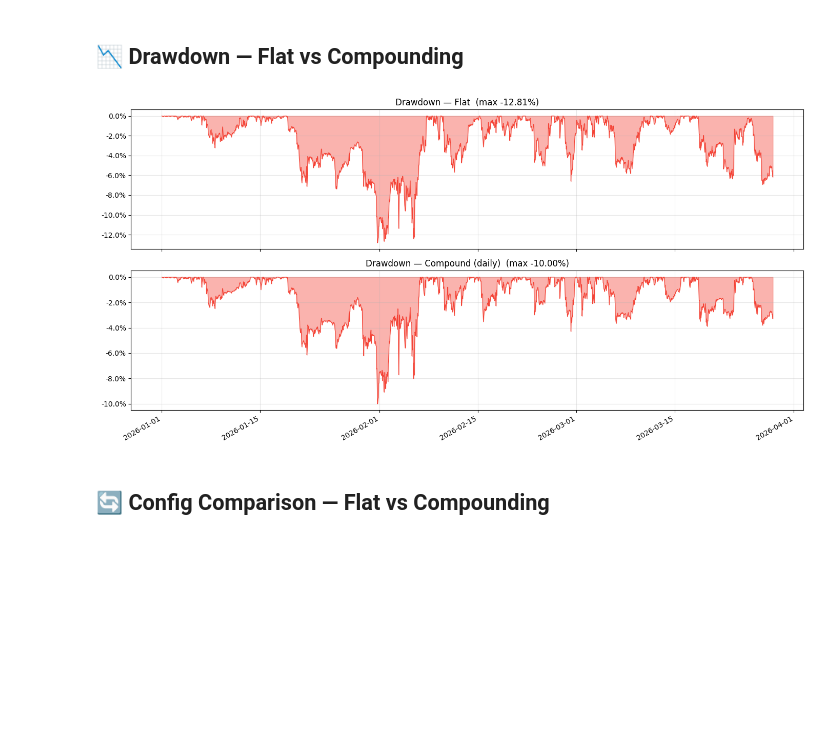
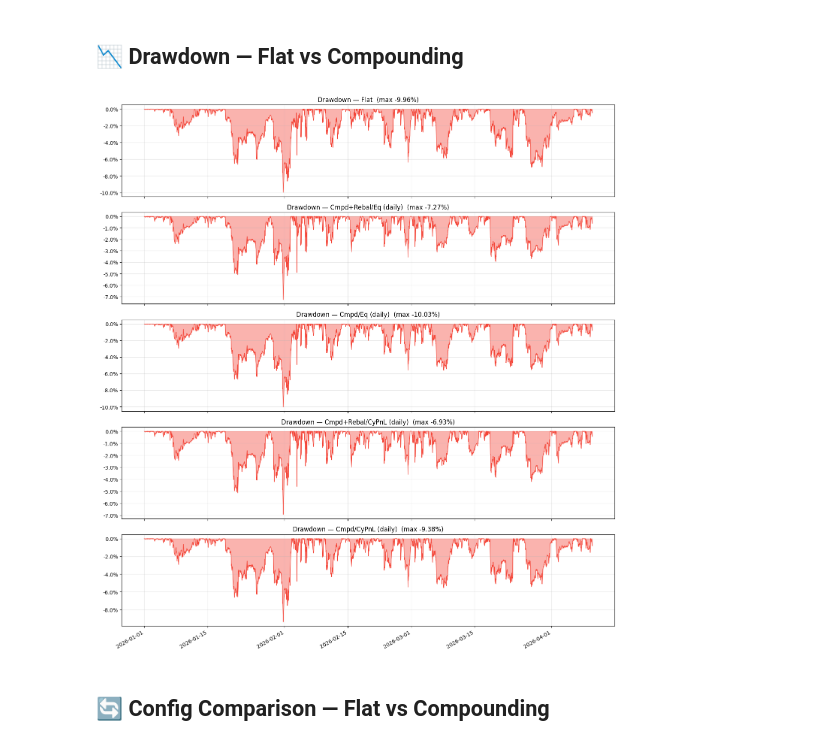
Before and after one commit to gargrahul2008/trading_bot, a Jupyter notebook: backtest/backtest.ipynb, the cells around one changed output. Cells and saved outputs as stored; diff of their text form; code cells hidden in the pictures; blank space fills up the shorter version.

```diff
--- a/backtest/backtest.ipynb
+++ b/backtest/backtest.ipynb
@@ -461,15 +588,18 @@ plt.tight_layout(); plt.show()
 # %% [markdown]
 ## 📈 Cumulative PnL — Flat vs Compounding
 # %%
-cum_flat = df_m_flat['realized_pnl'].cumsum().values
-cum_comp = df_m_comp['realized_pnl'].cumsum().values
-months   = df_m_flat['month'].values
+months = mode_monthly[ALL_MODES[0][0]]['month'].values
 
-fig, ax = plt.subplots(figsize=(14,5))
-ax.plot(months, cum_flat, marker='o', ms=3, lw=1.5, color='#2196F3', label='Flat')
-ax.plot(months[:len(cum_comp)], cum_comp, marker='o', ms=3, lw=1.5, color='#4CAF50', label=f'Compound ({COMPOUND_INTERVAL})')
-ax.fill_between(months[:len(cum_comp)], cum_comp, cum_flat[:len(cum_comp)], alpha=0.15, color='#4CAF50', label='Extra from compounding')
-ax.yaxis.set_major_formatter(mticker.FuncFormatter(lambda x,_: f'${x:,.0f}'))
-ax.set_title('Cumulative Realized PnL — Flat vs Compounding'); ax.legend()
-plt.xticks(rotation=90, fontsize=7); plt.tight_layout(); plt.show()
+fig, ax = plt.subplots(figsize=(14, 5))
+for (label, _, _, _), color in zip(ALL_MODES, MODE_COLORS):
+    df_m = mode_monthly[label]
+    cum = df_m['realized_pnl'].cumsum().values
+    ax.plot(df_m['month'].values[:len(cum)], cum,
+            marker='o', ms=3, lw=1.5, color=color, label=label)
+ax.yaxis.set_major_formatter(mticker.FuncFormatter(lambda x, _: f'${x:,.0f}'))
+ax.set_title('Cumulative Realized PnL — All Modes')
+ax.legend(fontsize=7)
+plt.xticks(rotation=90, fontsize=7)
+plt.tight_layout()
+plt.show()
 # %% [output]
@@ -516,17 +660,25 @@ Step size: $3,200  ->  $4,409.88  (87 adjustments)
 # %% [markdown]
 ## 📉 Drawdown — Flat vs Compounding
 # %%
-fig, (ax1, ax2) = plt.subplots(2,1, figsize=(14,7), sharex=True)
-for ax, df_eq, label in [(ax1, df_eq_flat, 'Flat'), (ax2, df_eq_comp, f'Compound ({COMPOUND_INTERVAL})')]:
+n_modes = len(ALL_MODES)
+fig, axes = plt.subplots(n_modes, 1, figsize=(14, 3 * n_modes), sharex=True)
+if n_modes == 1:
+    axes = [axes]
+
+for ax, (label, _, _, _), color in zip(axes, ALL_MODES, MODE_COLORS):
+    df_eq = mode_eq[label]
     peak = df_eq['equity'].cummax()
     dd   = (df_eq['equity'] - peak) / peak * 100
     ax.fill_between(dd.index, dd.values, 0, color='#F44336', alpha=0.4)
     ax.plot(dd.index, dd.values, color='#F44336', lw=0.8)
-    ax.yaxis.set_major_formatter(mticker.FuncFormatter(lambda x,_: f'{x:.1f}%'))
+    ax.yaxis.set_major_formatter(mticker.FuncFormatter(lambda x, _: f'{x:.1f}%'))
     ax.set_title(f'Drawdown — {label}  (max {dd.min():.2f}%)')
-fig.autofmt_xdate(); plt.tight_layout(); plt.show()
+
+fig.autofmt_xdate()
+plt.tight_layout()
+plt.show()
 # %% [output]
-[figure, old version]
+[figure, new version]
 # %% [markdown]
 ## 🔄 Config Comparison — Flat vs Compounding
 # %%
```
Also changed, not shown: parts of 20 cells of this notebook, 22 other files.
